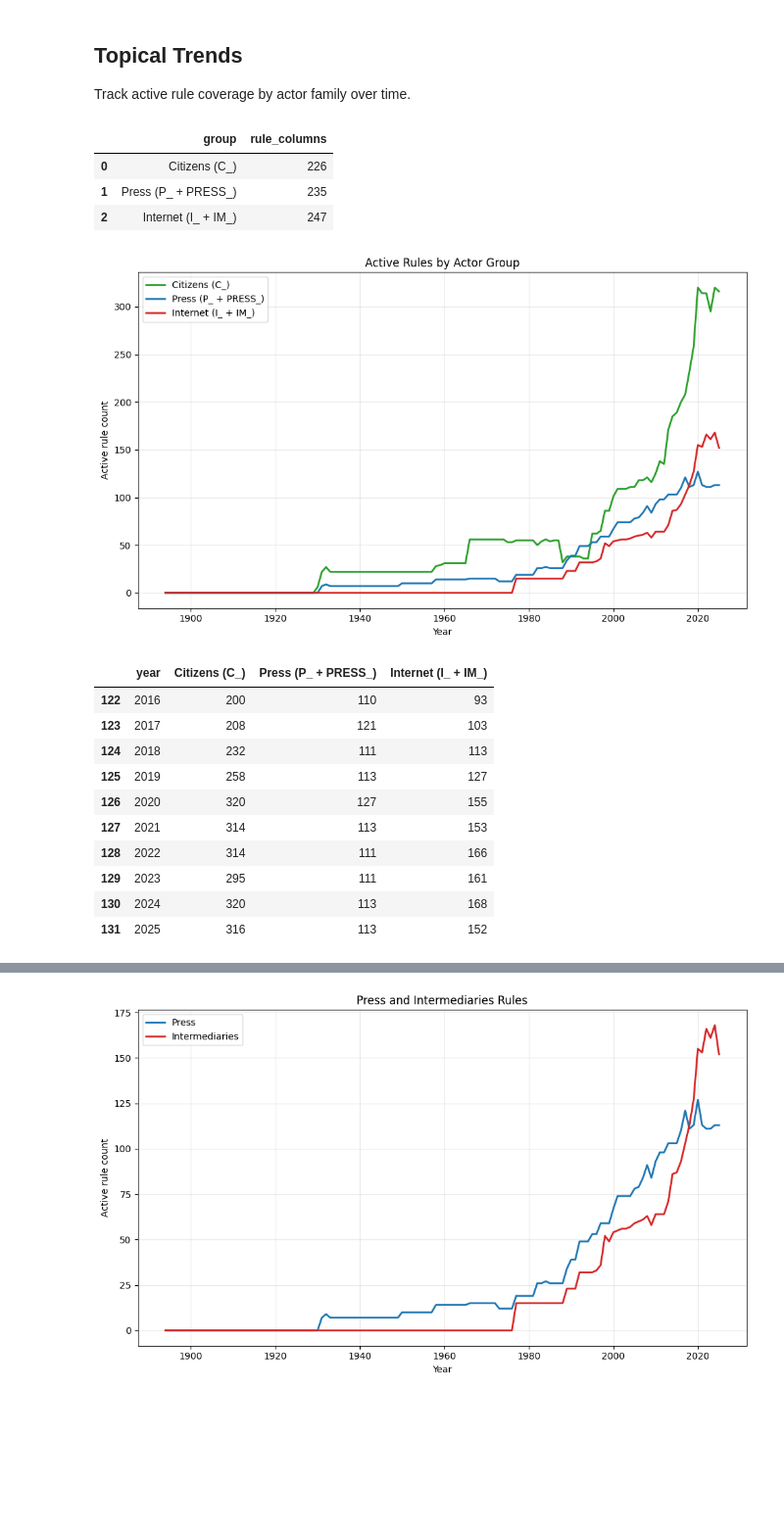
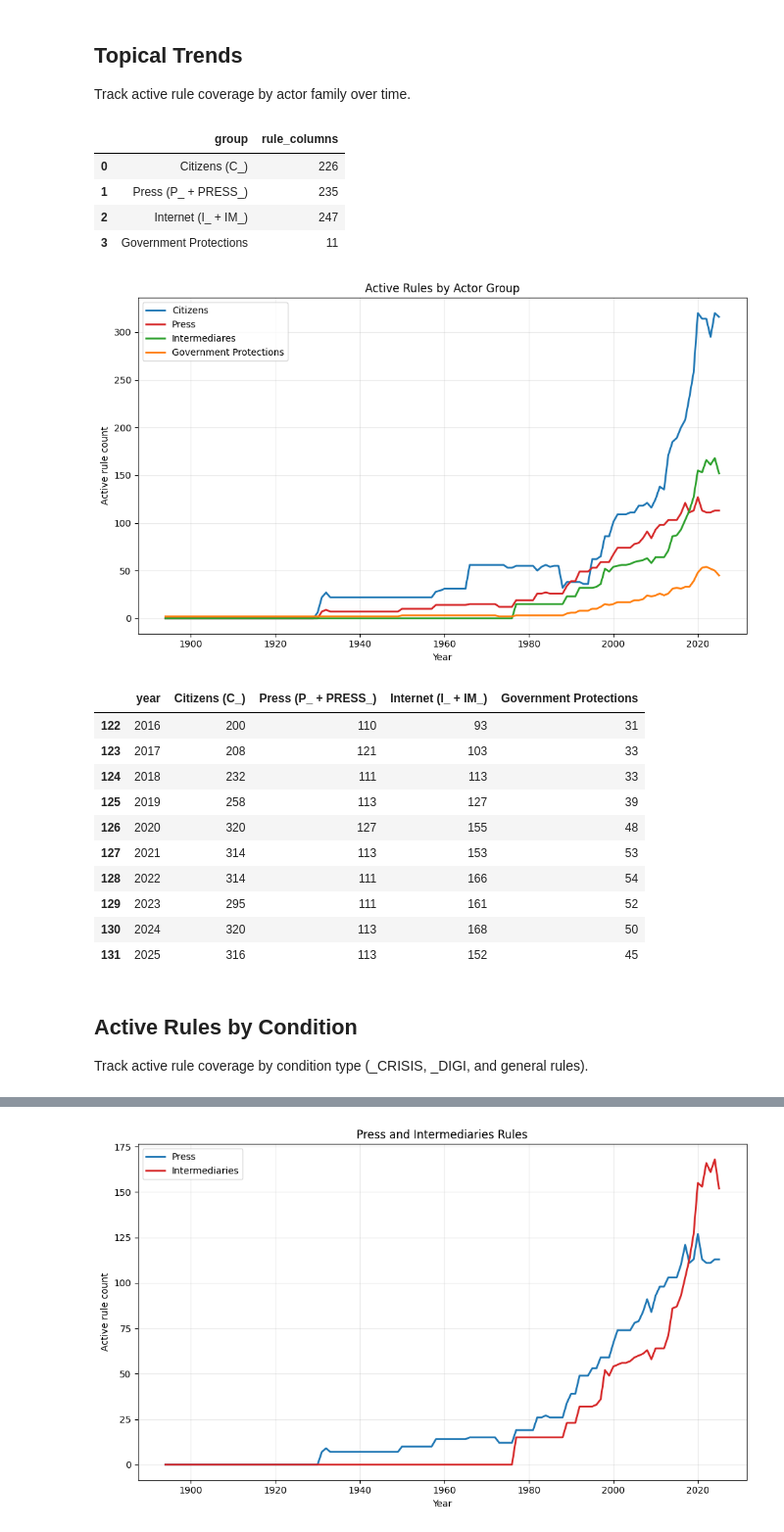
Before and after one commit to raulpzs/lex, a Jupyter notebook: notebooks/eda_new.ipynb, the cells around one changed output, grey strips where cells are left out. Shown at 98% size. Drawn from its saved outputs; the diff is of its cells as text; code cells hidden in the pictures; blank space fills up the shorter version.

Commit message:
per actor graphs

```diff
--- a/notebooks/eda_new.ipynb
+++ b/notebooks/eda_new.ipynb
@@ -115,11 +115,13 @@ press_cols = [c for c in rule_cols if c.startswith("P_")]
 press_obligation_cols = [c for c in rule_cols if c.startswith("PRESS_")]
 internet_cols = [c for c in rule_cols if c.startswith("I_")]
 intermediary_cols = [c for c in rule_cols if c.startswith("IM_")]
+gov_prot_cols = [c for c in rule_cols if c.startswith(("APPEAL_", "EXEMPTION_", "LAWSUIT_", "REG_"))]
 
 trend_groups = {
     "Citizens (C_)": citizen_cols,
     "Press (P_ + PRESS_)": press_cols + press_obligation_cols,
     "Internet (I_ + IM_)": internet_cols + intermediary_cols,
+    "Government Protections": gov_prot_cols,
 }
 
 topical_group_summary = pd.DataFrame({
@@ -133,6 +135,7 @@ topical_group_summary
 | 0 | Citizens (C_) | 226 |
 | 1 | Press (P_ + PRESS_) | 235 |
 | 2 | Internet (I_ + IM_) | 247 |
+| 3 | Government Protections | 11 |
 # %%
 yearly_active_rules = pd.DataFrame({"year": df["year"]})
 
@@ -140,53 +143,64 @@ for group_name, cols in trend_groups.items():
     yearly_active_rules[group_name] = df[cols].fillna(0).ne(0).sum(axis=1)
 
 yearly_active_rules = (
     yearly_active_rules
     .groupby("year", as_index=False)
     .sum()
 )
 
 plt.figure(figsize=(10, 6))
 plt.plot(
     yearly_active_rules["year"],
     yearly_active_rules["Citizens (C_)"],
-    label="Citizens (C_)",
+    label="Citizens",
+    color="#1f77b4",
+    linewidth=2,
+)
+plt.plot(
+    yearly_active_rules["year"],
+    yearly_active_rules["Press (P_ + PRESS_)"],
+    label="Press",
+    color="#d62728",
+    linewidth=2,
+)
+plt.plot(
+    yearly_active_rules["year"],
+    yearly_active_rules["Internet (I_ + IM_)"],
+    label="Intermediares",
     color="#2ca02c",
     linewidth=2,
 )
 plt.plot(
     yearly_active_rules["year"],
-    yearly_active_rules["Press (P_ + PRESS_)"],
-    label="Press (P_ + PRESS_)",
-    color="#1f77b4",
-    linewidth=2,
-)
-plt.plot(
-    yearly_active_rules["year"],
-    yearly_active_rules["Internet (I_ + IM_)"],
-    label="Internet (I_ + IM_)",
-    color="#d62728",
+    yearly_active_rules["Government Protections"],
+    label="Government Protections",
+    color="#ff7f0e",
     linewidth=2,
 )
 
 plt.xlabel("Year")
 plt.ylabel("Active rule count")
 plt.title("Active Rules by Actor Group")
 plt.grid(True, alpha=0.25)
 plt.legend()
 plt.tight_layout()
 plt.show()
 
 yearly_active_rules.tail(10)
 # %% [output]
-[figure, old version]
+[figure, new version]
-|  | year | Citizens (C_) | Press (P_ + PRESS_) | Internet (I_ + IM_) |
-| 122 | 2016 | 200 | 110 | 93 |
-| 123 | 2017 | 208 | 121 | 103 |
-| 124 | 2018 | 232 | 111 | 113 |
-| 125 | 2019 | 258 | 113 | 127 |
-| 126 | 2020 | 320 | 127 | 155 |
-| 127 | 2021 | 314 | 113 | 153 |
-| 128 | 2022 | 314 | 111 | 166 |
-| 129 | 2023 | 295 | 111 | 161 |
-| 130 | 2024 | 320 | 113 | 168 |
-| 131 | 2025 | 316 | 113 | 152 |
+|  | year | Citizens (C_) | Press (P_ + PRESS_) | Internet (I_ + IM_) | Government Protections |
+| 122 | 2016 | 200 | 110 | 93 | 31 |
+| 123 | 2017 | 208 | 121 | 103 | 33 |
+| 124 | 2018 | 232 | 111 | 113 | 33 |
+| 125 | 2019 | 258 | 113 | 127 | 39 |
+| 126 | 2020 | 320 | 127 | 155 | 48 |
+| 127 | 2021 | 314 | 113 | 153 | 53 |
+| 128 | 2022 | 314 | 111 | 166 | 54 |
+| 129 | 2023 | 295 | 111 | 161 | 52 |
+| 130 | 2024 | 320 | 113 | 168 | 50 |
+| 131 | 2025 | 316 | 113 | 152 | 45 |
+# %% [markdown]
+## Active Rules by Condition
+
+Track active rule coverage by condition type (_CRISIS, _DIGI, and general rules).
```
Also changed, not shown: parts of 16 cells of this notebook, 2 other files.
